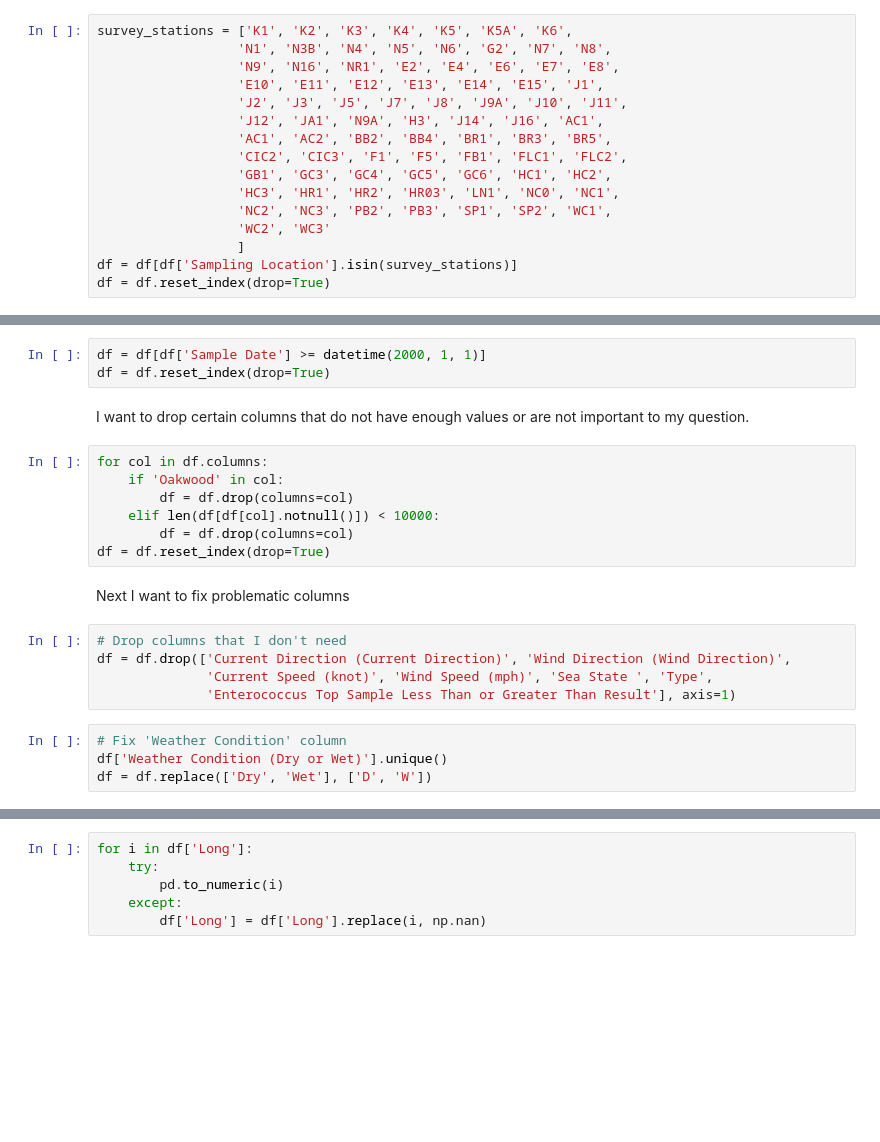
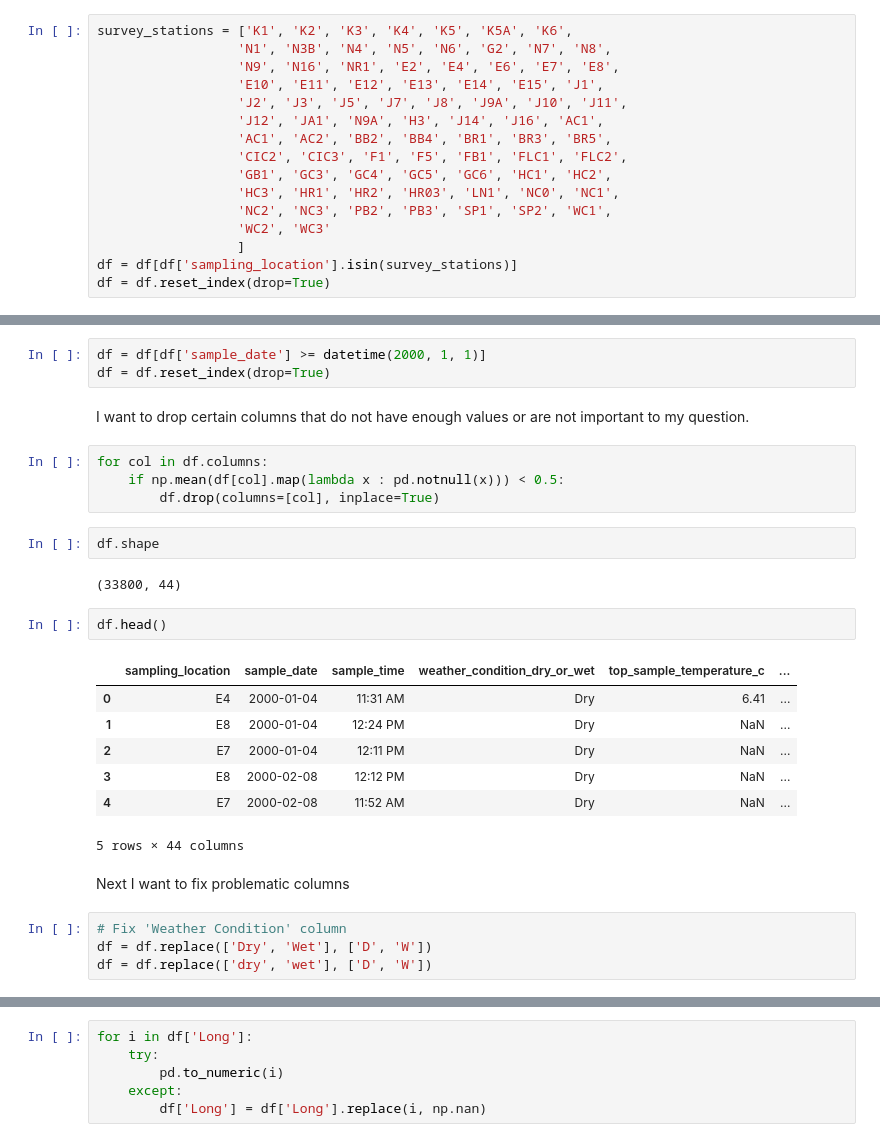
Before and after one commit to dradamski/capstone-two, a Jupyter notebook: notebooks/1.0-dra-data-wrangling.ipynb, the cells around one changed output, grey strips where cells are left out. Cells and saved outputs as stored; diff of their text form; blank space fills up the shorter version.

```diff
--- a/notebooks/1.0-dra-data-wrangling.ipynb
+++ b/notebooks/1.0-dra-data-wrangling.ipynb
@@ -85,33 +116,39 @@ survey_stations = ['K1', 'K2', 'K3', 'K4', 'K5', 'K5A', 'K6',
                   'NC2', 'NC3', 'PB2', 'PB3', 'SP1', 'SP2', 'WC1',
                   'WC2', 'WC3'
                   ]
-df = df[df['Sampling Location'].isin(survey_stations)]
+df = df[df['sampling_location'].isin(survey_stations)]
 df = df.reset_index(drop=True)
 # %% [markdown]
 I don't want to look at data that is too old, so I am going to limit my dataset to readings from this millenium.
 # %%
-df = df[df['Sample Date'] >= datetime(2000, 1, 1)]
+df = df[df['sample_date'] >= datetime(2000, 1, 1)]
 df = df.reset_index(drop=True)
 # %% [markdown]
 I want to drop certain columns that do not have enough values or are not important to my question.
-# %%
-for col in df.columns:
-    if 'Oakwood' in col:
-        df = df.drop(columns=col)
-    elif len(df[df[col].notnull()]) < 10000:
-        df = df.drop(columns=col)
-df = df.reset_index(drop=True)
+# %%
+for col in df.columns:
+    if np.mean(df[col].map(lambda x : pd.notnull(x))) < 0.5:
+        df.drop(columns=[col], inplace=True)
+# %%
+df.shape
+# %% [output]
+(33800, 44)
+# %%
+df.head()
+# %% [output]
+|  | sampling_location | sample_date | sample_time | weather_condition_dry_or_wet | top_sample_temperature_c | ... |
+| 0 | E4 | 2000-01-04 | 11:31 AM | Dry | 6.41 | ... |
+| 1 | E8 | 2000-01-04 | 12:24 PM | Dry | NaN | ... |
+| 2 | E7 | 2000-01-04 | 12:11 PM | Dry | NaN | ... |
+| 3 | E8 | 2000-02-08 | 12:12 PM | Dry | NaN | ... |
+| 4 | E7 | 2000-02-08 | 11:52 AM | Dry | NaN | ... |
+5 rows × 44 columns
 # %% [markdown]
 Next I want to fix problematic columns
-# %%
-# Drop columns that I don't need
-df = df.drop(['Current Direction (Current Direction)', 'Wind Direction (Wind Direction)',
-              'Current Speed (knot)', 'Wind Speed (mph)', 'Sea State ', 'Type',
-              'Enterococcus Top Sample Less Than or Greater Than Result'], axis=1)
 # %%
 # Fix 'Weather Condition' column
-df['Weather Condition (Dry or Wet)'].unique()
 df = df.replace(['Dry', 'Wet'], ['D', 'W'])
+df = df.replace(['dry', 'wet'], ['D', 'W'])
 # %%
 # Check which columns are numeric and create a list of object columns
 obj_cols = []
```
Also changed, not shown: parts of 21 cells of this notebook.
